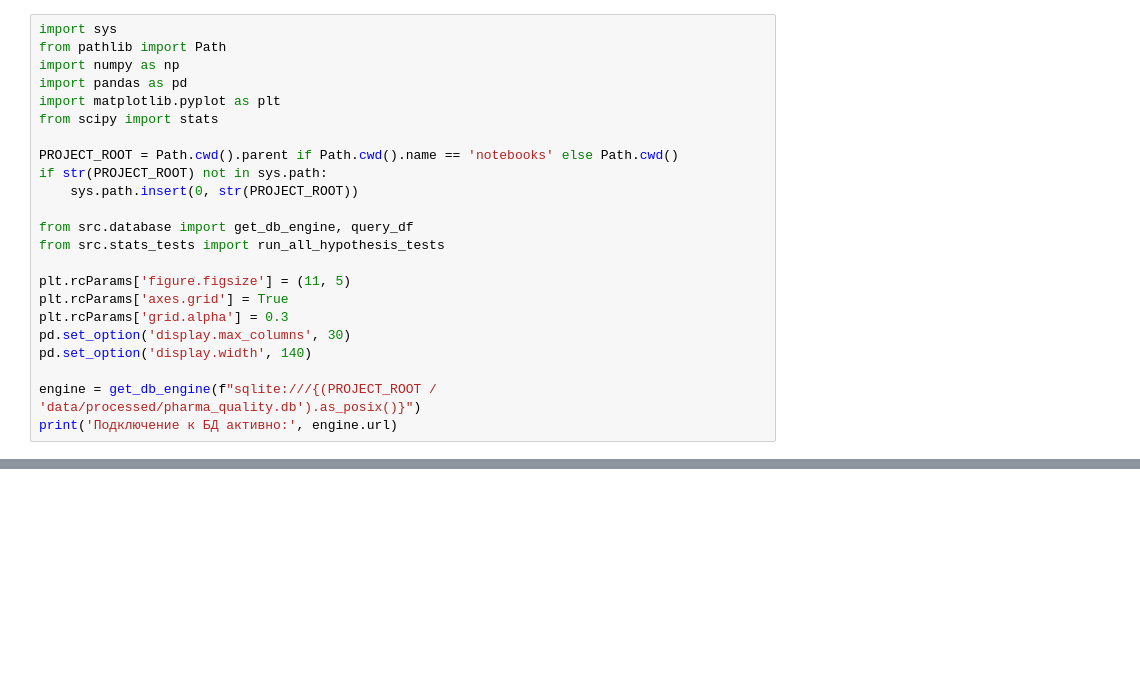
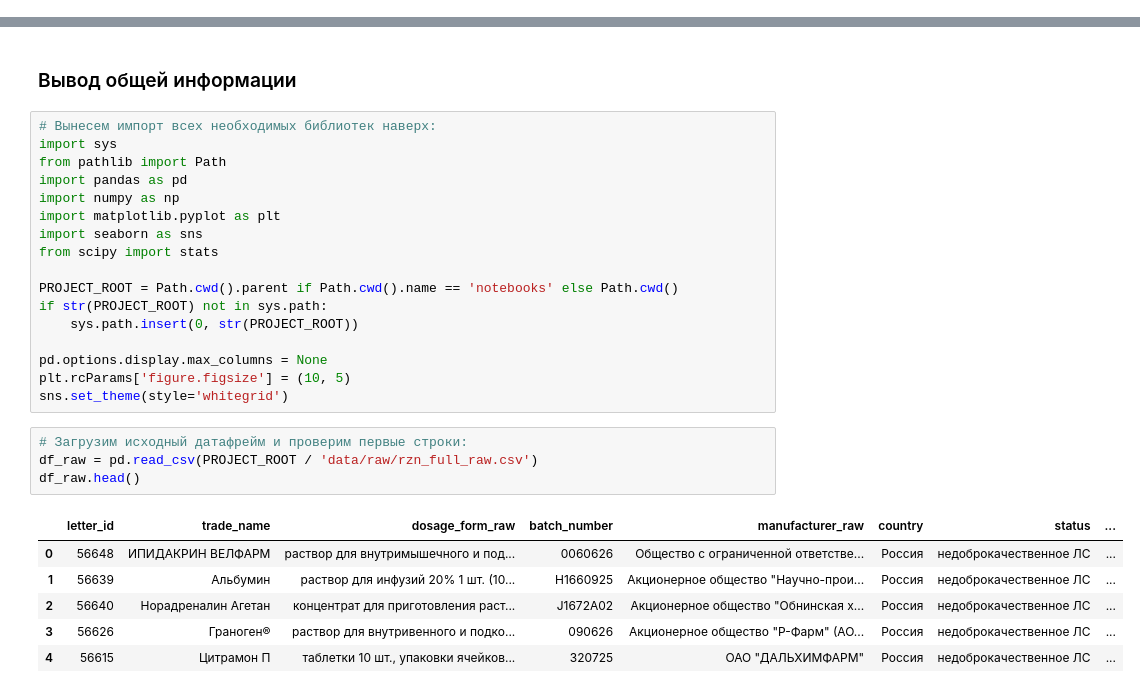
Before and after one commit to Erzor1/prri-pharma-analytics, a Jupyter notebook: notebooks/eda_and_hypotheses.ipynb, the cells around one changed output, grey strips where cells are left out. Drawn from its saved outputs; the diff is of its cells as text; blank space fills up the shorter version.

Commit message:
docs(eda,readme): restyle notebook and README for clarity and practical business value

```diff
--- a/notebooks/eda_and_hypotheses.ipynb
+++ b/notebooks/eda_and_hypotheses.ipynb
@@ -19,23 +0,0 @@
-# %%
-import sys
-from pathlib import Path
-import numpy as np
-import pandas as pd
-import matplotlib.pyplot as plt
-from scipy import stats
-
-PROJECT_ROOT = Path.cwd().parent if Path.cwd().name == 'notebooks' else Path.cwd()
-if str(PROJECT_ROOT) not in sys.path:
-    sys.path.insert(0, str(PROJECT_ROOT))
-
-from src.database import get_db_engine, query_df
-from src.stats_tests import run_all_hypothesis_tests
-
-plt.rcParams['figure.figsize'] = (11, 5)
-plt.rcParams['axes.grid'] = True
-plt.rcParams['grid.alpha'] = 0.3
-pd.set_option('display.max_columns', 30)
-pd.set_option('display.width', 140)
-
-engine = get_db_engine(f"sqlite:///{(PROJECT_ROOT / 'data/processed/pharma_quality.db').as_posix()}")
-print('Подключение к БД активно:', engine.url)
@@ -371,0 +41,30 @@ H1: Существует статистически значимая кварт
+# %% [markdown]
+### Вывод общей информации
+# %%
+# Вынесем импорт всех необходимых библиотек наверх:
+import sys
+from pathlib import Path
+import pandas as pd
+import numpy as np
+import matplotlib.pyplot as plt
+import seaborn as sns
+from scipy import stats
+
+PROJECT_ROOT = Path.cwd().parent if Path.cwd().name == 'notebooks' else Path.cwd()
+if str(PROJECT_ROOT) not in sys.path:
+    sys.path.insert(0, str(PROJECT_ROOT))
+
+pd.options.display.max_columns = None
+plt.rcParams['figure.figsize'] = (10, 5)
+sns.set_theme(style='whitegrid')
+# %%
+# Загрузим исходный датафрейм и проверим первые строки:
+df_raw = pd.read_csv(PROJECT_ROOT / 'data/raw/rzn_full_raw.csv')
+df_raw.head()
+# %% [output]
+|  | letter_id | trade_name | dosage_form_raw | batch_number | manufacturer_raw | country | status | ... |
+| 0 | 56648 | ИПИДАКРИН ВЕЛФАРМ | раствор для внутримышечного и под... | 0060626 | Общество с ограниченной ответстве... | Россия | недоброкачественное ЛС | ... |
+| 1 | 56639 | Альбумин | раствор для инфузий 20% 1 шт. (10... | Н1660925 | Акционерное общество "Научно-прои... | Россия | недоброкачественное ЛС | ... |
+| 2 | 56640 | Норадреналин Агетан | концентрат для приготовления раст... | J1672A02 | Акционерное общество "Обнинская х... | Россия | недоброкачественное ЛС | ... |
+| 3 | 56626 | Граноген® | раствор для внутривенного и подко... | 090626 | Акционерное общество "Р-Фарм" (АО... | Россия | недоброкачественное ЛС | ... |
+| 4 | 56615 | Цитрамон П | таблетки 10 шт., упаковки ячейков... | 320725 | ОАО "ДАЛЬХИМФАРМ" | Россия | недоброкачественное ЛС | ... |
```
Also changed, not shown: parts of 60 cells of this notebook, 1 other file.
